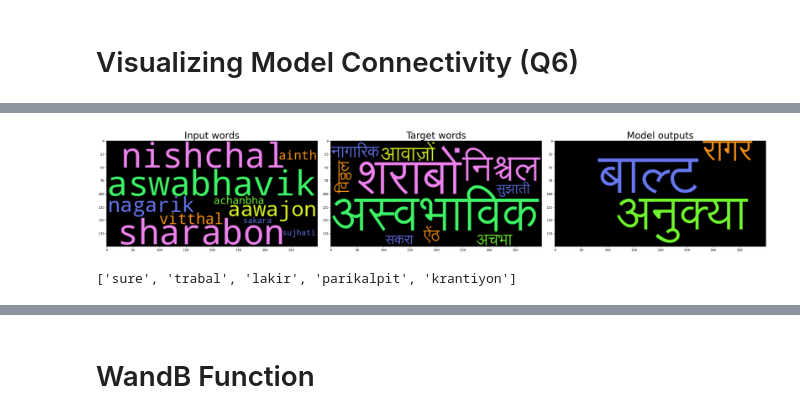
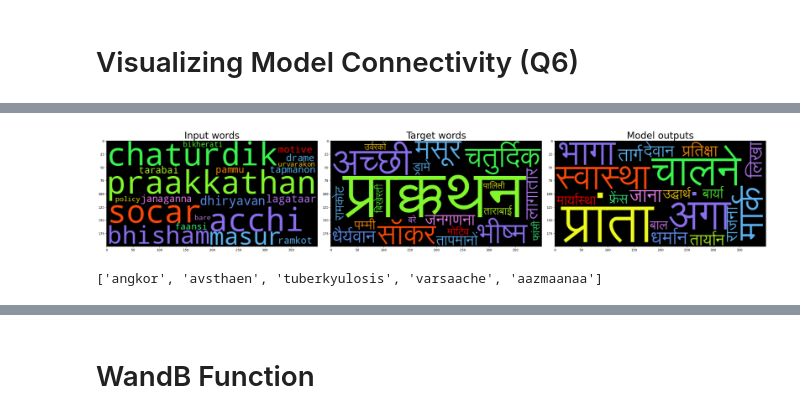
Before and after one commit to alokgaurav04/DA6401_Assignment_3, a Jupyter notebook: Assignment_3_RNN.ipynb, the cells around one changed output, grey strips where cells are left out. Saved outputs shown, nothing was run; the diff lists cells and outputs as text; code cells hidden in the pictures.

```diff
--- a/Assignment_3_RNN.ipynb
+++ b/Assignment_3_RNN.ipynb
@@ -79,9 +85,6 @@ def download_data(save_path):
 # %% [markdown]
 # Data Preprocessing
 # %%
-# Files with English to Devanagari (Hindi) translation word by word
-# Punctutations have already been cleaned from this file
-
 def get_data_files(language):
     """ Function fo read data
     """
@@ -89,7 +92,7 @@ def get_data_files(language):
     ## REPLACE THIS PATH UPTO dakshina_dataset_v1.0 with your own dataset path ##
     template = "/content/drive/MyDrive/Assignment_3/hi.translit.sampled.{}.tsv"
 
-    train_tsv = template.format("dev")
+    train_tsv = template.format("train")
     val_tsv = template.format("dev")
     test_tsv = template.format("test")
 
@@ -208,9 +211,6 @@ class Encoder(tf.keras.Model):
         #     x = layer(x)
 
         # output, state = x[0], x[1:]
-        print("LSTM layer:", self.layer_type)
-        output = self.rnn_layers[0](outputs, initial_state=hidden)
-        print("Returned:", type(output), output)
 
         if (self.layer_type=='lstm'):
             outputs, h, c = self.rnn_layers[0](outputs, initial_state=hidden)
@@ -799,7 +799,7 @@ def visualize_model_outputs(model, test_file=get_data_files("hi")[2], n=10, font
 
 
 
-def test_on_dataset(language, embedding_dim, encoder_layers, decoder_layers, layer_type, units, dropout, attention, teacher_forcing_ratio=1.0, save_outputs=None):
+def test_on_dataset(language, embedding_dim, encoder_layers, decoder_layers, layer_type, units, dropout, attention, teacher_forcing_ratio=1.0, filename=None):
 
     TRAIN_TSV, VAL_TSV, TEST_TSV = get_data_files(language)
 
@@ -819,7 +819,7 @@ def test_on_dataset(language, embedding_dim, encoder_layers, decoder_layers, lay
                 optimizer = tf.keras.optimizers.Adam(),
                 metric = tf.keras.metrics.SparseCategoricalAccuracy())
 
-    model.fit(dataset, val_dataset, epochs=10, use_wandb=False, teacher_forcing_ratio=teacher_forcing_ratio)
+    model.fit(dataset, val_dataset, epochs=30, use_wandb=False, teacher_forcing_ratio=teacher_forcing_ratio)
 
     ## Character level accuracy ##
     test_dataset, _, _ = preprocess_data(TEST_TSV, model.input_tokenizer, model.targ_tokenizer)
@@ -835,17 +835,17 @@ def test_on_dataset(language, embedding_dim, encoder_layers, decoder_layers, lay
     for word in inputs:
         outputs.append(model.translate(word)[0])
 
-    def word_level_acc(outputs, targets):
-        return np.sum(np.asarray(outputs) == np.array(targets)) / len(outputs)
+    # def word_level_acc(outputs, targets):
+    #     return np.sum(np.asarray(outputs) == np.array(targets)) / len(outputs)
 
-    print(f"Word level accuracy: {word_level_acc(outputs, targets)}")
+    # print(f"Word level accuracy: {word_level_acc(outputs, targets)}")
 
-    if save_outputs is not None:
+    if filename is not None:
         df = pd.DataFrame()
         df["inputs"] = inputs
         df["targets"] = targets
         df["outputs"] = outputs
-        df.to_csv(save_outputs)
+        df.to_csv(filename)
 
 
     return model
@@ -1043,4 +1043,5 @@ model = test_on_dataset(language="hi",
                         layer_type="lstm",
                         units=256,
                         dropout=0.2,
-                        attention=False)
+                        attention=False,
+                        filename="English_To_Hindi_without_Attention.csv")
@@ -1047,7 +1070,7 @@ model = test_on_dataset(language="hi",
 # %%
-visualize_model_outputs(model, n=10)
+visualize_model_outputs(model, n=20)
 # %% [output]
-[figure, old version]
+[figure, new version]
 # %%
 def get_test_words(n):
     test_df = pd.read_csv(get_data_files("hi")[2])
@@ -1064,7 +1087,7 @@ def get_test_words(n):
 test_words = get_test_words(5)
 print(test_words)
 # %% [output]
-['sure', 'trabal', 'lakir', 'parikalpit', 'krantiyon']
+['angkor', 'avsthaen', 'tuberkyulosis', 'varsaache', 'aazmaanaa']
 # %%
 for word in test_words:
     visualise_connectivity(model, word, activation="scaler")
```
Also changed, not shown: parts of 19 cells of this notebook.
